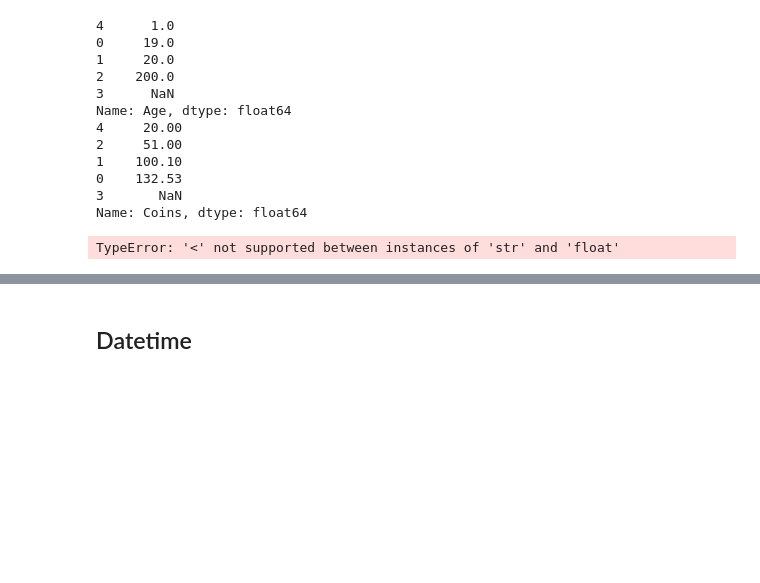
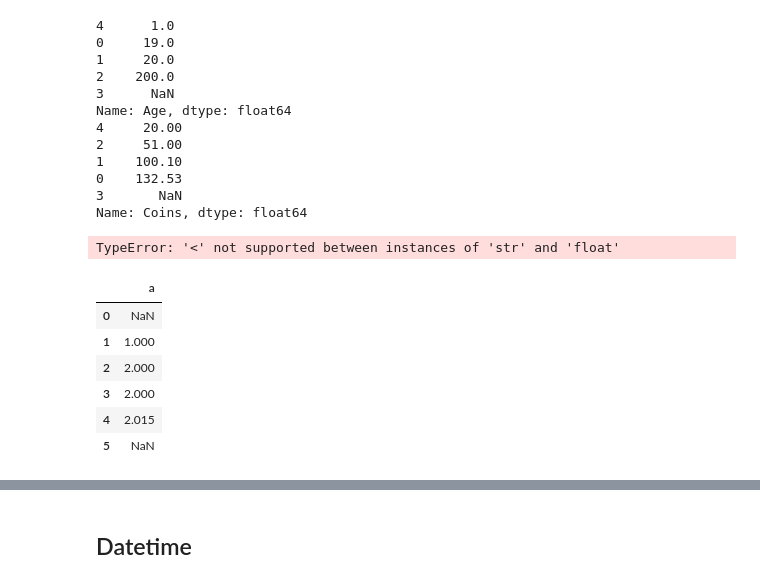
Before and after one commit to EvgeniiZorin/Handbook_Data-Science, a Jupyter notebook: _Pandas.ipynb, the cells around one changed output, grey strips where cells are left out. Cells and saved outputs as stored; diff of their text form; code cells hidden in the pictures; blank space fills up the shorter version.

```diff
--- a/_Pandas.ipynb
+++ b/_Pandas.ipynb
@@ -2682,3 +2690,21 @@ print( df1.sort_values(by='Age')['Age'] )
 print( df1.sort_values(by='Coins')['Coins'] )
 # %% [output]
 TypeError: '<' not supported between instances of 'str' and 'float'
+# %%
+# Casting numeric datatype
+import pandas as pd
+import numpy as np
+
+df = pd.DataFrame({
+    'a': [None, 1, 2, 2.0, 2.015, np.nan]
+})
+df['a'] = df['a'].astype(float)
+df
+# %% [output]
+|  | a |
+| 0 | NaN |
+| 1 | 1.000 |
+| 2 | 2.000 |
+| 3 | 2.000 |
+| 4 | 2.015 |
+| 5 | NaN |
```
Also changed, not shown: parts of 4 cells of this notebook, 1 other file.
